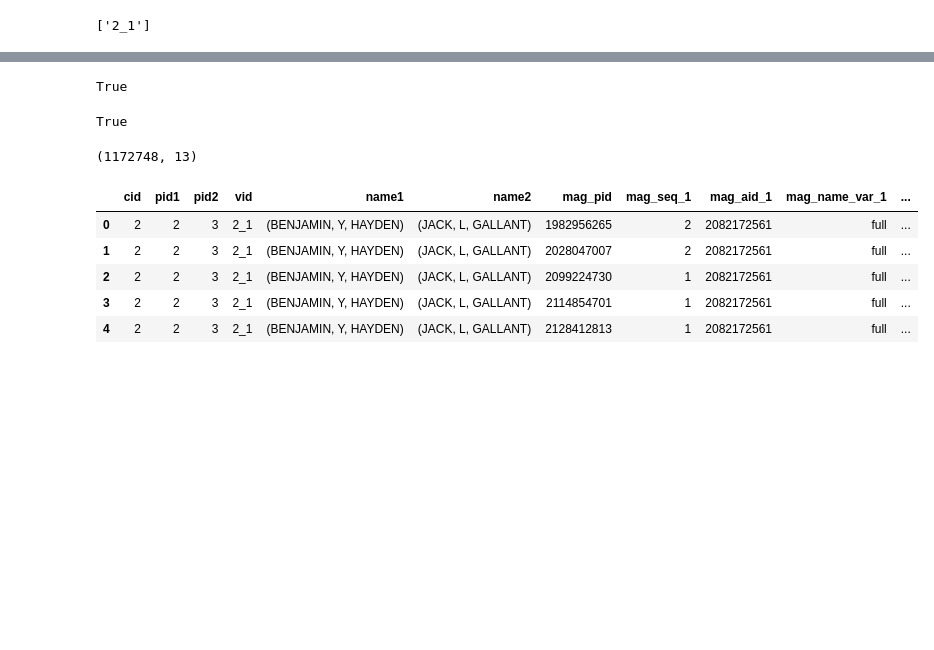
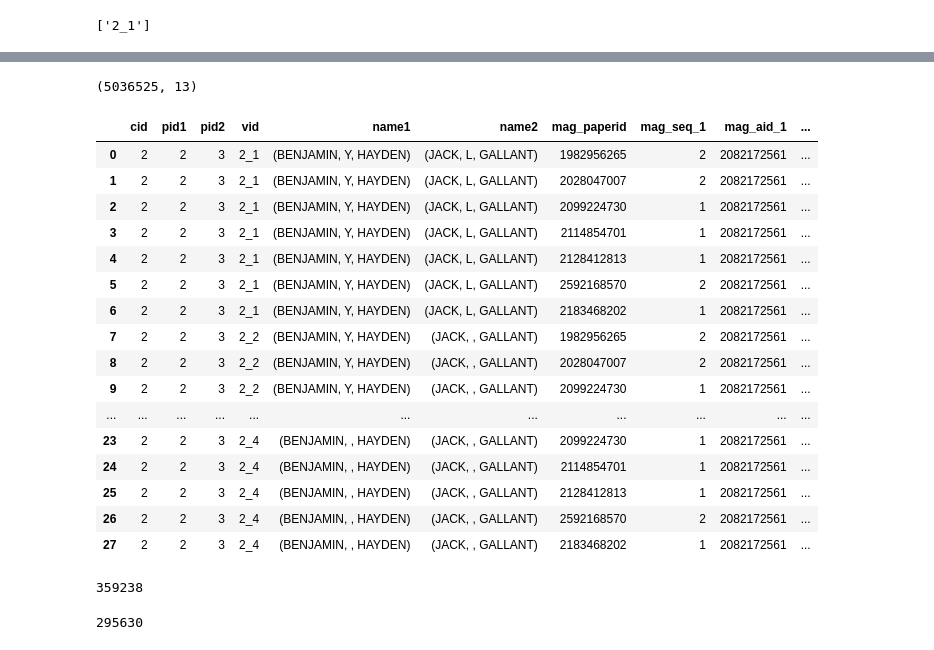
Before and after one commit to sciosci/AFT-MAG, a Jupyter notebook: prepare_aft_to_mag_author.ipynb, the cells around one changed output, grey strips where cells are left out. Drawn from its saved outputs; the diff is of its cells as text; code cells hidden in the pictures; blank space fills up the shorter version.

```diff
--- a/prepare_aft_to_mag_author.ipynb
+++ b/prepare_aft_to_mag_author.ipynb
@@ -217,5 +201,5 @@ def match_mag(mag_inpath, sample_prob=None):
 # %%
 # match journal papers
-match_result_jnl = match_mag('/home/qke100/ke-data/dataset-MAG/paper_author_Journal_parsed.txt')
+match_result_jnl = match_mag(join(MAG_DIR, 'paper_author_Journal_parsed.json'))
 len(match_result_jnl)
 # %% [output]
@@ -224,4 +207,0 @@ len(match_result_jnl)
-# %%
-# match conference papers
-match_result_conf = match_mag('/home/qke100/ke-data/dataset-MAG/paper_author_Conference_parsed.txt')
-len(match_result_conf)
@@ -230,0 +208,4 @@ len(match_result_conf)
+# %%
+# match papers of unknown doc type
+match_result_ = match_mag(join(MAG_DIR, 'paper_author__parsed.json'))
+len(match_result_)
@@ -239,8 +223,0 @@ match_result_jnl[('BENJAMIN', 'Y', 'HAYDEN'), ('JACK', 'L', 'GALLANT')]
-# %%
-(('BENJAMIN', 'Y', 'HAYDEN'), ('JACK', 'GALLANT')) not in match_result_jnl
-# %% [output]
-True
-# %%
-(('BENJAMIN', 'HAYDEN'), ('JACK', 'GALLANT')) not in match_result_jnl
-# %% [output]
-True
@@ -247,28 +236,62 @@ True
 # %%
-def get_conn_authorship():
+def get_conn_coauthorship():
     """Return co-authored papers of mentorship"""
     rows = []
     columns = ['cid', 'pid1', 'pid2', 'vid', 'name1', 'name2']
     for e in zip(*[conn_name_df[c] for c in columns]):
         key = (e[4], e[5])
+        row = list(e)
         if len(at_name_pair_to_vids[key]) == 1:
-            for match_result in [match_result_jnl, match_result_conf]:
+            for match_result in [match_result_conf, match_result_jnl, match_result_]:
                 if key in match_result:
                     for pid, a_1, a_2 in match_result[key]:
-                        rows.append(list(e) + [pid] + list(a_1) + list(a_2))
-    col = columns + ['mag_pid','mag_seq_1','mag_aid_1','mag_name_var_1','mag_seq_2','mag_aid_2','mag_name_var_2']
+                        rows.append(row + [pid] + list(a_1) + list(a_2))
+    col = columns + ['mag_paperid',
+                     'mag_seq_1', 'mag_aid_1', 'mag_name_var_1',
+                     'mag_seq_2', 'mag_aid_2', 'mag_name_var_2']
     return pd.DataFrame(rows, columns=col)
 
-matched_authorship_df = get_conn_authorship()
-matched_authorship_df.shape
+matched_coauthorship_df = get_conn_coauthorship()
+matched_coauthorship_df.shape
 # %% [output]
-(1172748, 13)
+(5036525, 13)
 # %%
-matched_authorship_df[matched_authorship_df.cid == 2]
+matched_coauthorship_df[matched_coauthorship_df.cid == '2']
 # %% [output]
-|  | cid | pid1 | pid2 | vid | name1 | name2 | mag_pid | mag_seq_1 | mag_aid_1 | mag_name_var_1 | ... |
-| 0 | 2 | 2 | 3 | 2_1 | (BENJAMIN, Y, HAYDEN) | (JACK, L, GALLANT) | 1982956265 | 2 | 2082172561 | full | ... |
-| 1 | 2 | 2 | 3 | 2_1 | (BENJAMIN, Y, HAYDEN) | (JACK, L, GALLANT) | 2028047007 | 2 | 2082172561 | full | ... |
-| 2 | 2 | 2 | 3 | 2_1 | (BENJAMIN, Y, HAYDEN) | (JACK, L, GALLANT) | 2099224730 | 1 | 2082172561 | full | ... |
-| 3 | 2 | 2 | 3 | 2_1 | (BENJAMIN, Y, HAYDEN) | (JACK, L, GALLANT) | 2114854701 | 1 | 2082172561 | full | ... |
-| 4 | 2 | 2 | 3 | 2_1 | (BENJAMIN, Y, HAYDEN) | (JACK, L, GALLANT) | 2128412813 | 1 | 2082172561 | full | ... |
+|  | cid | pid1 | pid2 | vid | name1 | name2 | mag_paperid | mag_seq_1 | mag_aid_1 | ... |
+| 0 | 2 | 2 | 3 | 2_1 | (BENJAMIN, Y, HAYDEN) | (JACK, L, GALLANT) | 1982956265 | 2 | 2082172561 | ... |
+| 1 | 2 | 2 | 3 | 2_1 | (BENJAMIN, Y, HAYDEN) | (JACK, L, GALLANT) | 2028047007 | 2 | 2082172561 | ... |
+| 2 | 2 | 2 | 3 | 2_1 | (BENJAMIN, Y, HAYDEN) | (JACK, L, GALLANT) | 2099224730 | 1 | 2082172561 | ... |
+| 3 | 2 | 2 | 3 | 2_1 | (BENJAMIN, Y, HAYDEN) | (JACK, L, GALLANT) | 2114854701 | 1 | 2082172561 | ... |
+| 4 | 2 | 2 | 3 | 2_1 | (BENJAMIN, Y, HAYDEN) | (JACK, L, GALLANT) | 2128412813 | 1 | 2082172561 | ... |
+| 5 | 2 | 2 | 3 | 2_1 | (BENJAMIN, Y, HAYDEN) | (JACK, L, GALLANT) | 2592168570 | 2 | 2082172561 | ... |
+| 6 | 2 | 2 | 3 | 2_1 | (BENJAMIN, Y, HAYDEN) | (JACK, L, GALLANT) | 2183468202 | 1 | 2082172561 | ... |
+| 7 | 2 | 2 | 3 | 2_2 | (BENJAMIN, Y, HAYDEN) | (JACK, , GALLANT) | 1982956265 | 2 | 2082172561 | ... |
+| 8 | 2 | 2 | 3 | 2_2 | (BENJAMIN, Y, HAYDEN) | (JACK, , GALLANT) | 2028047007 | 2 | 2082172561 | ... |
+| 9 | 2 | 2 | 3 | 2_2 | (BENJAMIN, Y, HAYDEN) | (JACK, , GALLANT) | 2099224730 | 1 | 2082172561 | ... |
+| ... | ... | ... | ... | ... | ... | ... | ... | ... | ... | ... |
+| 23 | 2 | 2 | 3 | 2_4 | (BENJAMIN, , HAYDEN) | (JACK, , GALLANT) | 2099224730 | 1 | 2082172561 | ... |
+| 24 | 2 | 2 | 3 | 2_4 | (BENJAMIN, , HAYDEN) | (JACK, , GALLANT) | 2114854701 | 1 | 2082172561 | ... |
+| 25 | 2 | 2 | 3 | 2_4 | (BENJAMIN, , HAYDEN) | (JACK, , GALLANT) | 2128412813 | 1 | 2082172561 | ... |
+| 26 | 2 | 2 | 3 | 2_4 | (BENJAMIN, , HAYDEN) | (JACK, , GALLANT) | 2592168570 | 2 | 2082172561 | ... |
+| 27 | 2 | 2 | 3 | 2_4 | (BENJAMIN, , HAYDEN) | (JACK, , GALLANT) | 2183468202 | 1 | 2082172561 | ... |
+# %%
+def get_pid_mag_aid():
+    """"""
+    result = {}
+    columns = ['pid1', 'pid2', 'mag_aid_1', 'mag_aid_2']
+    for pid1, pid2, mag_aid_1, mag_aid_2 in zip(*[matched_coauthorship_df[c] for c in columns]):
+        for pid, aid in [(pid1, mag_aid_1), (pid2, mag_aid_2)]:
+            if pid not in result:
+                result[pid] = {}
+            result[pid][aid] = result[pid].get(aid, 0) + 1
+    return result
+
+pid_to_mag_aid = get_pid_mag_aid()
+len(pid_to_mag_aid)
+# %% [output]
+359238
+# %%
+sum(len(v) == 1 for v in pid_to_mag_aid.values())
+# %% [output]
+295630
```
Also changed, not shown: parts of 58 cells of this notebook, 3 other files.
